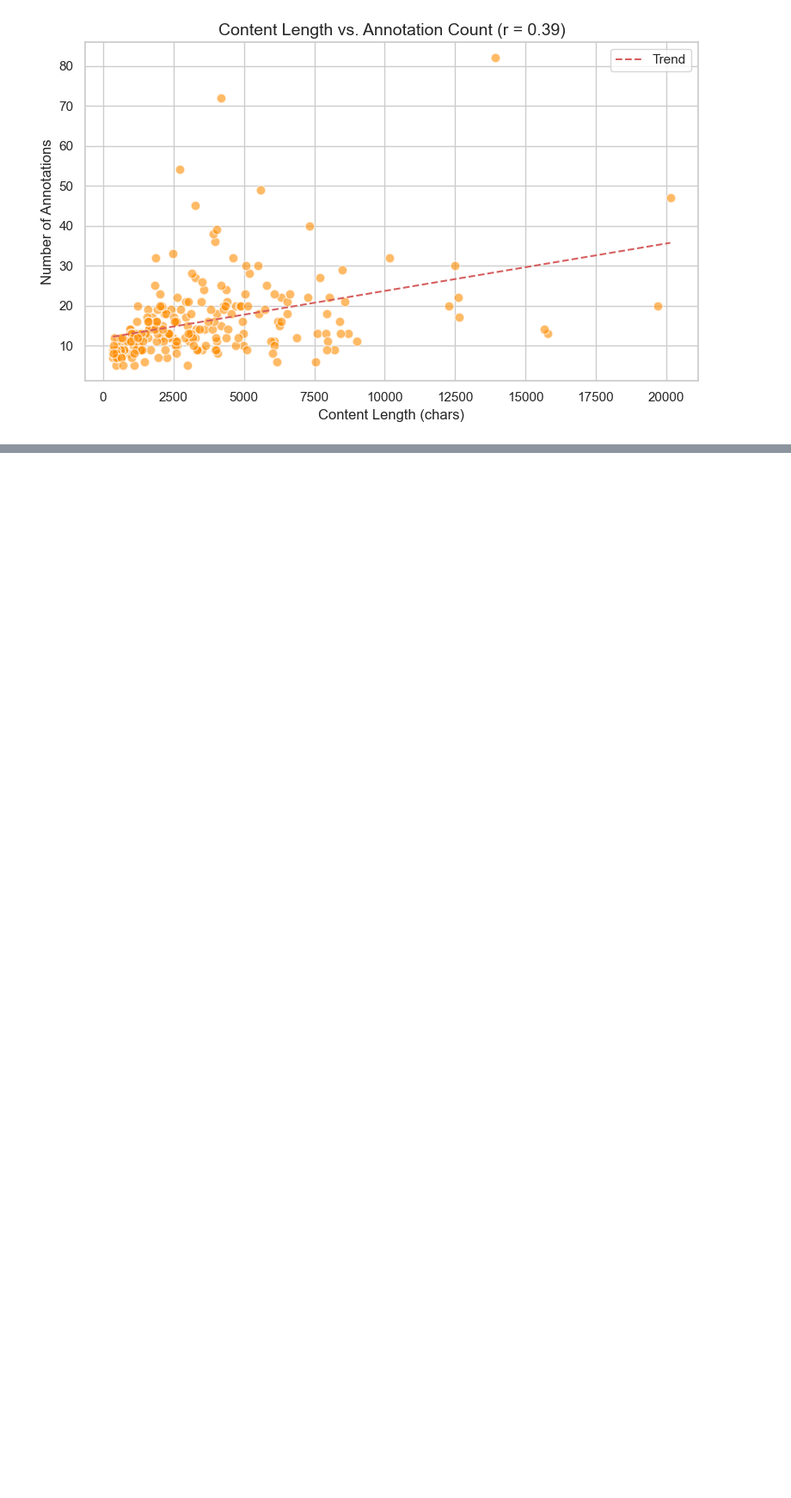
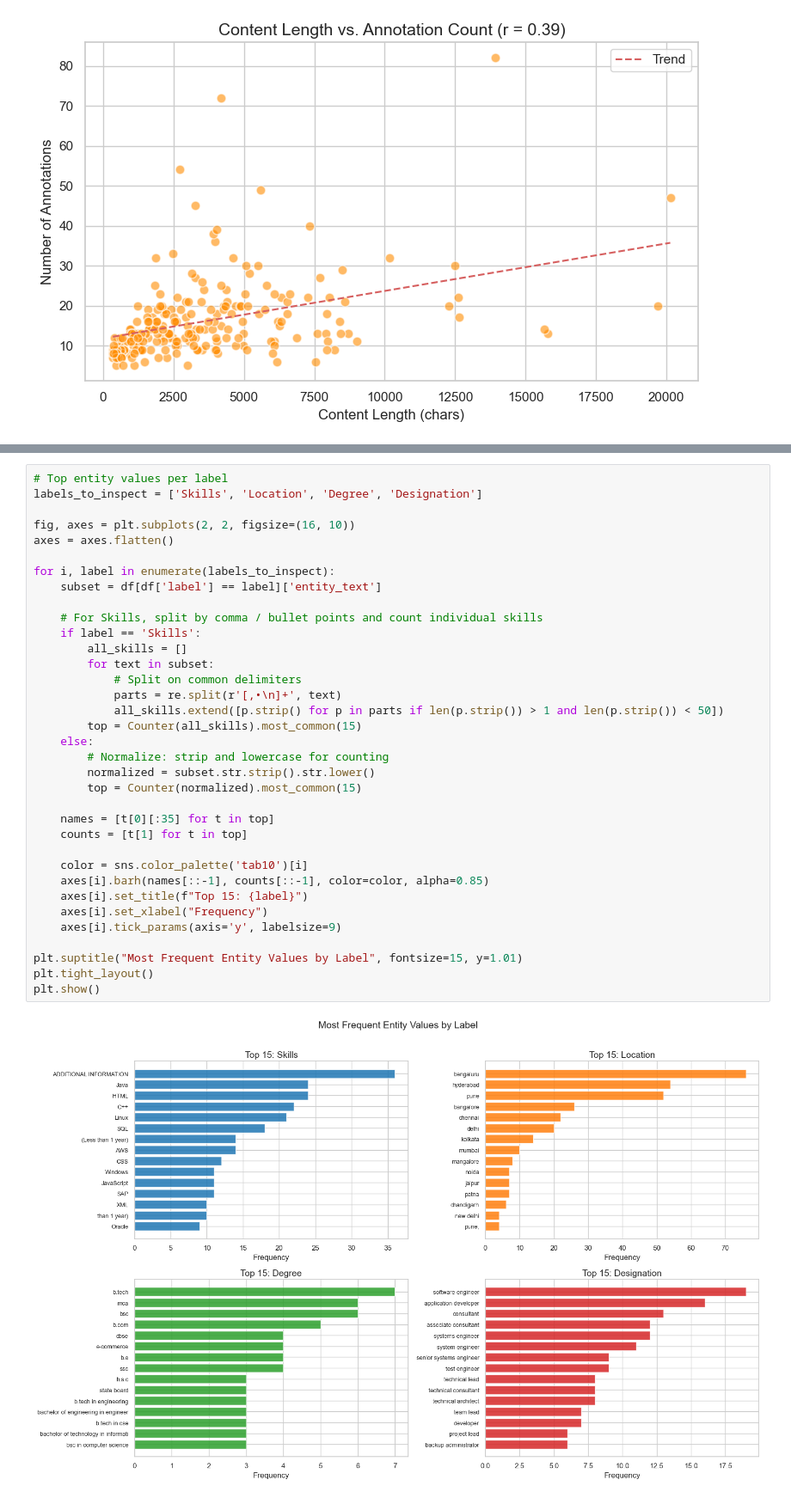
Before and after one commit to michellaprojects/nlp-ner, a Jupyter notebook: notebooks/EDA2.ipynb, the cells around one changed output, grey strips where cells are left out. Shown at 86% size. Cells and saved outputs as stored; diff of their text form; blank space fills up the shorter version.

```diff
--- a/notebooks/EDA2.ipynb
+++ b/notebooks/EDA2.ipynb
@@ -223,0 +263,37 @@ plt.show()
+# %%
+# Top entity values per label
+labels_to_inspect = ['Skills', 'Location', 'Degree', 'Designation']
+
+fig, axes = plt.subplots(2, 2, figsize=(16, 10))
+axes = axes.flatten()
+
+for i, label in enumerate(labels_to_inspect):
+    subset = df[df['label'] == label]['entity_text']
+
+    # For Skills, split by comma / bullet points and count individual skills
+    if label == 'Skills':
+        all_skills = []
+        for text in subset:
+            # Split on common delimiters
+            parts = re.split(r'[,•\n]+', text)
+            all_skills.extend([p.strip() for p in parts if len(p.strip()) > 1 and len(p.strip()) < 50])
+        top = Counter(all_skills).most_common(15)
+    else:
+        # Normalize: strip and lowercase for counting
+        normalized = subset.str.strip().str.lower()
+        top = Counter(normalized).most_common(15)
+
+    names = [t[0][:35] for t in top]
+    counts = [t[1] for t in top]
+
+    color = sns.color_palette('tab10')[i]
+    axes[i].barh(names[::-1], counts[::-1], color=color, alpha=0.85)
+    axes[i].set_title(f"Top 15: {label}")
+    axes[i].set_xlabel("Frequency")
+    axes[i].tick_params(axis='y', labelsize=9)
+
+plt.suptitle("Most Frequent Entity Values by Label", fontsize=15, y=1.01)
+plt.tight_layout()
+plt.show()
+# %% [output]
+[figure, added]
```
Also changed, not shown: parts of 4 cells of this notebook.
